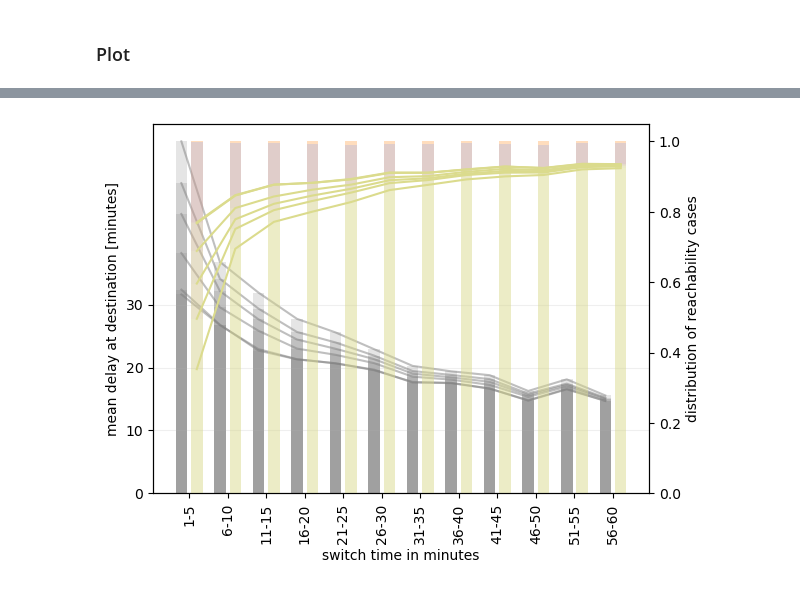
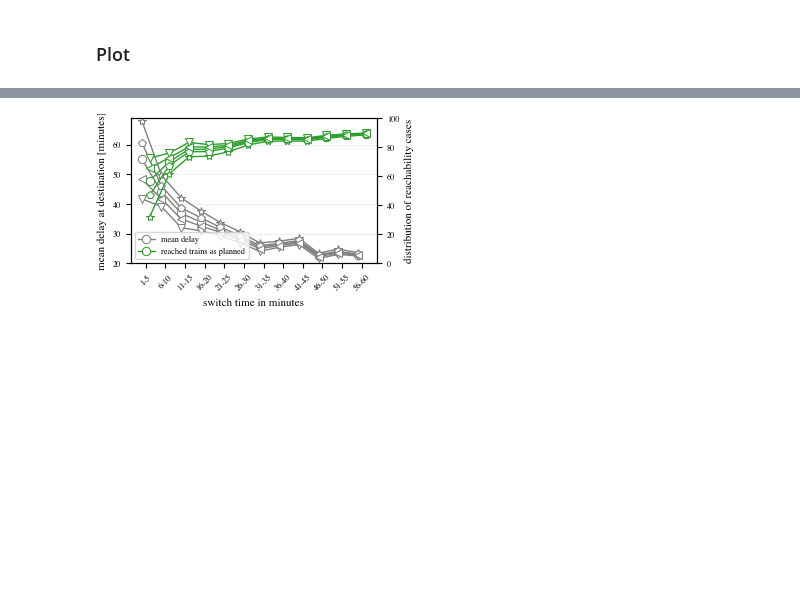
Before and after one commit to 17ex/DataLiteracy, a Jupyter notebook: fig/fig_gains.ipynb, the cells around one changed output, grey strips where cells are left out. Drawn from its saved outputs; the diff is of its cells as text; code cells hidden in the pictures; blank space fills up the shorter version.

Commit message:
update figures

```diff
--- a/fig/fig_gains.ipynb
+++ b/fig/fig_gains.ipynb
@@ -28,7 +32,7 @@ for foldername in os.listdir(main_folder_path):
         if filename.endswith('.json'):
             file_path = os.path.join(folder_path, filename)
 
-            key_city = filename.split('_')[1].replace(".json", "")
+            key_city = filename.split('_')[2].replace(".json", "")
             key_city = key_city.replace('ä', 'ae').replace('ö', 'oe').replace('ü', 'ue')
 
             df = pd.read_json(file_path, orient='index')
@@ -184,6 +182,8 @@ plt.show()
 # %%
 plt.rcParams.update(bundles.icml2022(column="half", nrows=1, ncols=1, usetex=False))
-plt.rcParams.update(plt.rcParamsDefault)
+plt.rcParams.update(cycler.cycler(marker=marker_constants.o_sized[:5]))
+plt.rcParams.update(markers.inverted())
+#plt.rcParams.update(plt.rcParamsDefault)
 # Generate grouped Data
 
 group_size = 5  # set group size
@@ -194,8 +194,21 @@ fig, ax1 = plt.subplots()
 ax2 = ax1.twinx()
 
 
+#ax2.yaxis.label.set_color('#2CA02C')
+
+#marker_list = ["o", ".", "^", "s", "v"]
+linestyle_list = ['solid', 'dotted', 'dashed', (5,(10,3)), 'dashdot']
+
+width = 0.3
+
+max_grouped_meand_delays = []
+
+
 # iterate over gain assumptions
 for key, df in dict_mean_delays.items():
+
+    m = list(dict_mean_delays.keys()).index(key) # iterate markers
+
 
     grouped_mean_delays = []
     #grouped_median_delays = []
@@ -207,8 +220,6 @@ for key, df in dict_mean_delays.items():
         group_sum_mean_delays = np.sum(df.mean_delay[i:i+group_size])
         grouped_mean_delays.append(group_sum_mean_delays)
 
-        #group_sum_median_delays = np.sum(df.median_delay[i:i+group_size])
-        #grouped_median_delays.append(group_sum_mean_delays)
 
         group_sum_reachable1 = np.sum(df.reachable1[i:i+group_size])
         grouped_reachable1.append(group_sum_reachable1)
@@ -222,57 +233,62 @@ for key, df in dict_mean_delays.items():
 
 
     print(len(grouped_mean_delays))
+    max_grouped_meand_delays.append(max(grouped_mean_delays)/group_size)
     x = np.arange(len(grouped_mean_delays))
 
-    y_ticks_array = np.arange(0, max(grouped_mean_delays)/group_size+1, 10)
+    #y_ticks_array = np.arange(0, max(grouped_mean_delays)/group_size+1, 10)
+    print(grouped_mean_delays)
 
 
 
-
-
-    width = 0.3
-    ax1.bar(x+1-0.2, np.array(grouped_mean_delays)/group_size, width, color="grey", label="mean delay", alpha=0.2)
-    l1 = ax1.plot(x+1-0.2, np.array(grouped_mean_delays)/group_size, color="grey", alpha=0.5)
+    #ax1.bar(x+1-0.2, np.array(grouped_mean_delays)/group_size, width, color="grey", label="mean delay", alpha=0.2)
+    l1 = ax1.plot(x+1-0.2, np.array(grouped_mean_delays)/group_size, color="grey", label="mean delay", linewidth=1) #, marker=marker_list[m], linestyle=linestyle_list[m]
     #ax1.bar(x+1-0.2, np.array(grouped_median_delays)/group_size, width, color='black', alpha=0.2, label="median delay")
-
-    #ax1.set_title('Mean Delay in Minutes and distribution of reachability cases \n depending on the switch time in minutes in Frankfurt Hbf \nusing subset data')
-    ax1.set_xlabel('switch time in minutes')
-    ax1.set_ylabel('mean delay at destination [minutes]')
-    xticks_array =  [f'{start}-{end}' for start, end in zip(range(1, 60, group_size), range(1 + group_size - 1, 60 + 1, group_size))]
-    ax1.set_xticks(x+1, xticks_array, rotation=90)
-    ax1.set_yticks(y_ticks_array)
-    ax1.yaxis.grid("major", alpha=0.2)
-
-
-
 
 
     bottom = np.zeros(len(grouped_mean_delays))
 
     reachables_total = np.array(grouped_reachable1) + np.array(grouped_reachable2) + np.array(grouped_reachable3)
-    bar1 = np.array(grouped_reachable1)/reachables_total
-    bar2 = np.array(grouped_reachable2)/reachables_total
-    bar3 = np.array(grouped_reachable3)/reachables_total
+    bar1 = np.array(grouped_reachable1)/reachables_total*100
+    bar2 = np.array(grouped_reachable2)/reachables_total*100
+    bar3 = np.array(grouped_reachable3)/reachables_total*100
 
-    ax2.bar(x+1+0.2, bar1, width, color="#FFBB78", label="incoming train cancelled", bottom=bottom+bar2+bar3, alpha=0.1)
+    #ax2.bar(x+1+0.2, bar1, width, color="#FFBB78", label="incoming train cancelled", bottom=bottom+bar2+bar3, alpha=0.1)
     #ax2.plot(x+1+0.2, bar1+bar2+bar3, color="#FFBB78")
-    ax2.bar(x+1+0.2, bar2, width, color="#C49C94", label="outgoing train missed/cancelled", bottom=bottom+bar3, alpha=0.1)
+    #ax2.bar(x+1+0.2, bar2, width, color="#C49C94", label="outgoing train missed/cancelled", bottom=bottom+bar3, alpha=0.1)
     #ax2.plot(x+1+0.2, bar2+bar3, color="#C49C94")
-    ax2.bar(x+1+0.2, bar3, width, color="#DBDB8D", label="reached trains as planned", bottom=bottom, alpha=0.1)
-    l2 = ax2.plot(x+1+0.2, bar3, color="#DBDB8D")
-    #ax2.set_yscale()
-    ax2.set_ylabel('distribution of reachability cases')
+    #ax2.bar(x+1+0.2, bar3, width, color="#98DF8A", label="reached trains as planned", bottom=bottom, alpha=0.2)
+    l2 = ax2.plot(x+1+0.2, bar3, color="#2CA02C", label="reached trains as planned", linewidth=1) #, marker=marker_list[m], linestyle=linestyle_list[m]
 
+
+    m = m+1
+
+
+
+#ax1.set_title('Mean Delay in Minutes and distribution of reachability cases \n depending on the switch time in minutes in Frankfurt Hbf \nusing subset data')
+ax1.set_xlabel('switch time in minutes')
+ax1.set_ylabel('mean delay at destination [minutes]')
+xticks_array =  [f'{start}-{end}' for start, end in zip(range(1, 60, group_size), range(1 + group_size - 1, 60 + 1, group_size))]
+ax1.set_xticks(x+1, xticks_array, rotation=45)
+#ax1.set_yticks(y_ticks_array)
+ax1.set_ylim([20, math.ceil(max(max_grouped_meand_delays))])
+ax1.yaxis.grid("major", alpha=0.2)
+
+
+ax2.set_ylabel('distribution of reachability cases')
+ax2.set_ylim([0,100])
 
 # Solution for having two legends
 bars1, labels1 = ax1.get_legend_handles_labels()
 bars2, labels2 = ax2.get_legend_handles_labels()
 
-#print(labels1[0])
-#print(labels2[0:4])
-ax2.legend([bars1[0]] + bars2[0:3], [labels1[0]] + labels2[0:3], loc="lower left")
+print(labels1[0])
+print(labels2[0])
 
-#ax2.legend(handles=[l1, l2])
+legend = ax2.legend([bars1[0], bars2[0]], [labels1[0], labels2[0]], loc="lower left")
+for lh in legend.legend_handles:
+    lh.set_alpha(1.0)
+
 
 plt.savefig("plot_meanDelay_gain.pdf", format="pdf")
 
@@ -289 +309 @@ mean delay
-[figure, old version]
+[figure, new version]
```
Also changed, not shown: parts of 11 cells of this notebook, 3 other files.
